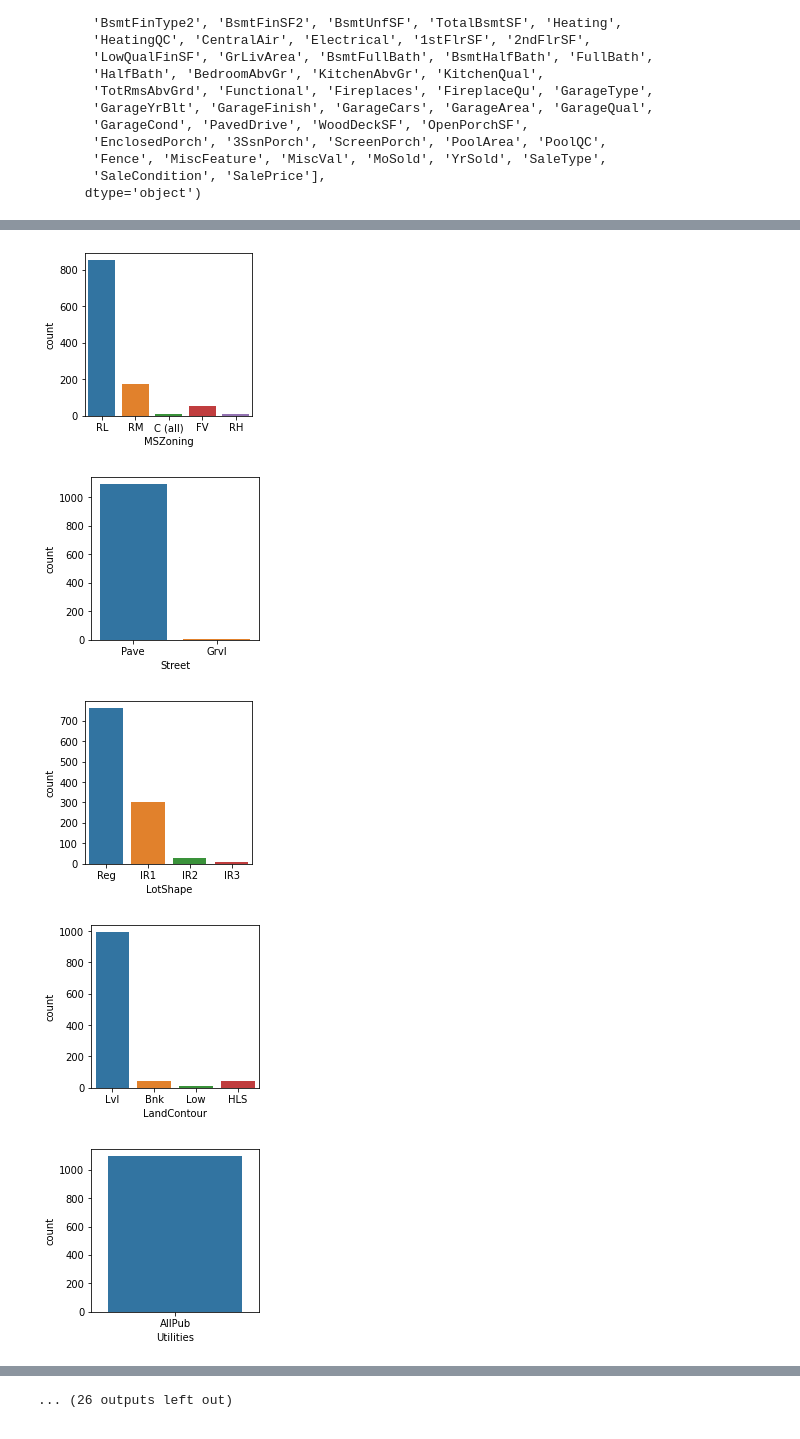
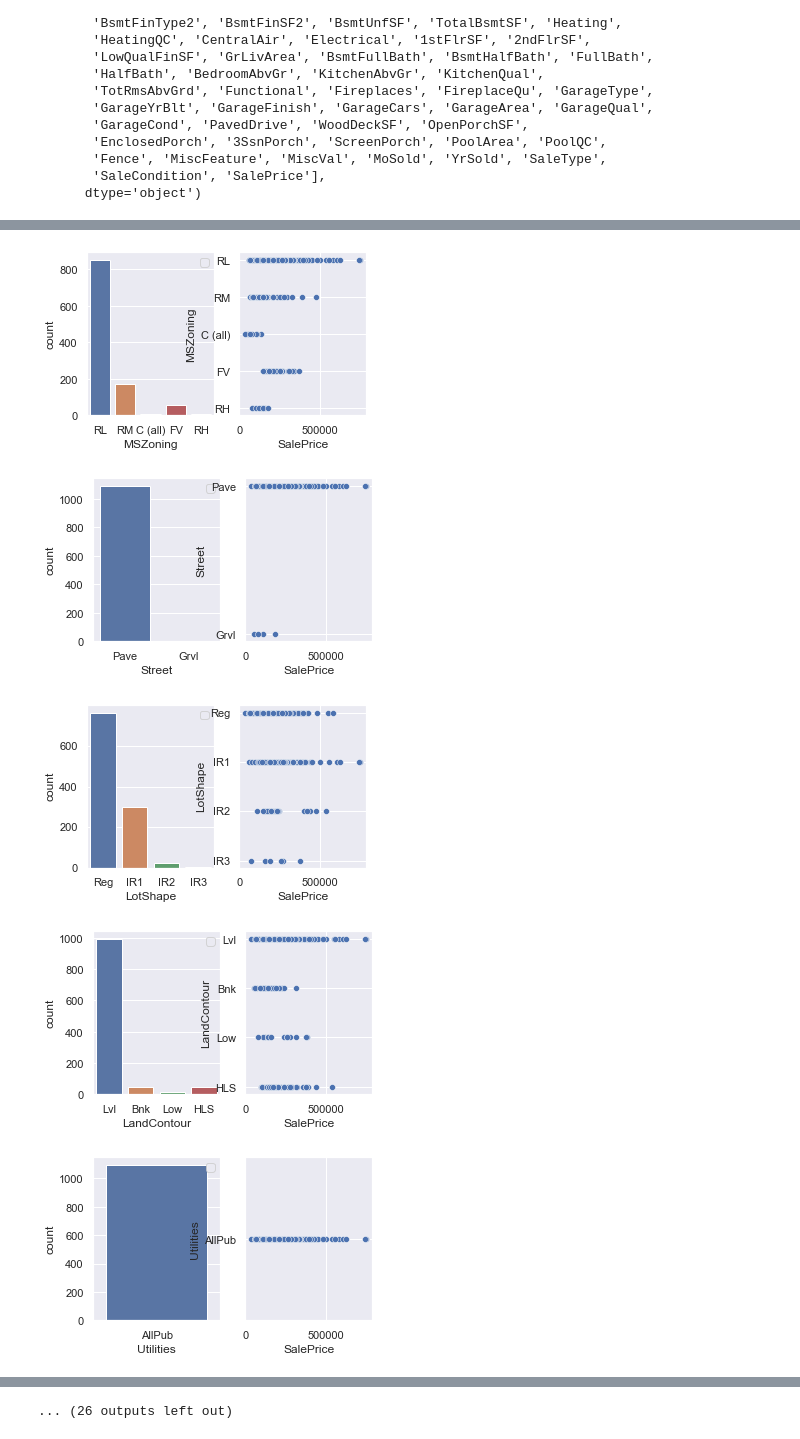
Before and after one commit to pravirpolly/House-Prices, a Jupyter notebook: data.ipynb, the cells around one changed output, grey strips where cells are left out. Drawn from its saved outputs; the diff is of its cells as text; code cells hidden in the pictures.

```diff
--- a/data.ipynb
+++ b/data.ipynb
@@ -121,17 +132,21 @@ df.head(1)
 # %%
-columns_string = ['MSZoning', 'Street', 'LotShape', 'LandContour', 'Utilities', 'LotConfig','LandSlope',
+columns_string1 = ['MSZoning', 'Street', 'LotShape', 'LandContour', 'Utilities', 'LotConfig','LandSlope',
                     'Neighborhood', 'Condition1', 'Condition2', 'BldgType', 'HouseStyle', 'RoofStyle',
                     'RoofMatl', 'Exterior1st', 'Exterior2nd', 'MasVnrType', 'ExterQual', 'ExterCond',
                     'Foundation','BsmtQual', 'BsmtCond','BsmtExposure', 'BsmtFinType1', 'BsmtFinType2',
                     'Heating', 'HeatingQC',	'CentralAir', 'Electrical', 'KitchenQual', 'Functional',
                     'GarageType','GarageFinish', 'GarageQual', 'GarageCond', 'PavedDrive', 'SaleType',
                     'SaleCondition']
 for string in columns_string:
-    plt.figure(figsize=[3,3])
+    plt.figure(figsize=(5,3))
+    plt.subplot(1,2,1)
+    plt.legend([string, 'SalePrice'])
     sns.countplot(df[string])
+    plt.subplot(1,2,2)
+    sns.scatterplot(x='SalePrice', y=string, data=df)
 # %% [output]
-[figure, old version]
+[figure, new version]
-[figure, old version]
+[figure, new version]
-[figure, old version]
+[figure, new version]
-[figure, old version]
+[figure, new version]
-[figure, old version]
+[figure, new version]
```
Also changed, not shown: parts of 37 cells of this notebook.
